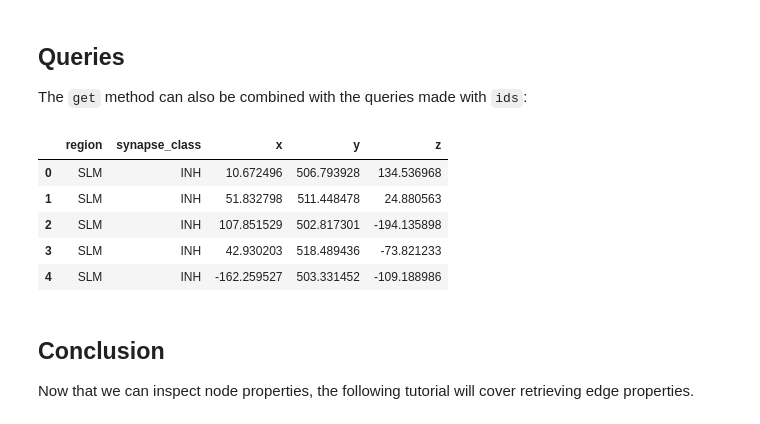
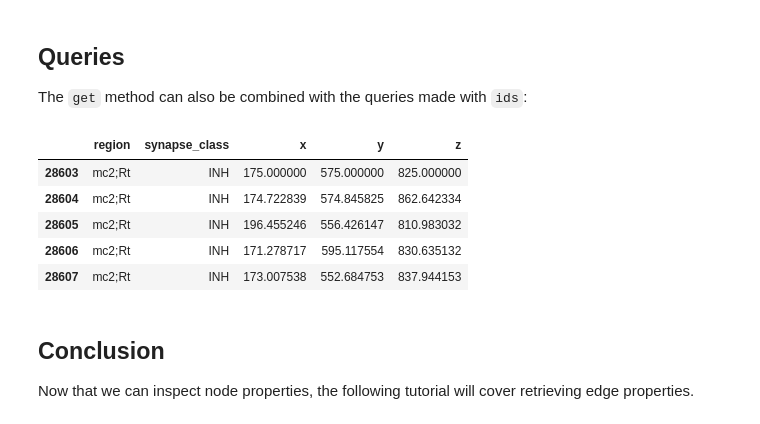
Before and after one commit to BlueBrain/snap, a Jupyter notebook: doc/source/notebooks/03_node_properties.ipynb, the cells around one changed output. Saved outputs shown, nothing was run; the diff lists cells and outputs as text; code cells hidden in the pictures.

```diff
--- a/doc/source/notebooks/03_node_properties.ipynb
+++ b/doc/source/notebooks/03_node_properties.ipynb
@@ -14,9 +14,9 @@ import matplotlib.cm as cm
 import bluepysnap
 
 # load the circuit and store the node population
-circuit_path = "/gpfs/bbp.cscs.ch/project/proj30/hippocampus/single_column/sonata/struct_circuit_config.json"
+circuit_path = "sonata/circuit_sonata.json"
 circuit = bluepysnap.Circuit(circuit_path)
-node_population = circuit.nodes["All"]
+node_population = circuit.nodes["thalamus_neurons"]
 node_population.property_names
 # %% [output]
 {'@dynamics:holding_current',
@@ -213,15 +191,15 @@ array([['SLM_PPA', 'bAC'],
 ## Queries
 The `get` method can also be combined with the queries made with `ids`:
 # %%
-slm_ids = node_population.ids({'region': 'SLM'})
-node_population.get(slm_ids, properties=['region', 'synapse_class', 'x', 'y', 'z']).head()
+Rt_ids = node_population.ids({'region': 'mc2;Rt'})
+node_population.get(Rt_ids, properties=['region', 'synapse_class', 'x', 'y', 'z']).head()
 # %% [output]
 |  | region | synapse_class | x | y | z |
-| 0 | SLM | INH | 10.672496 | 506.793928 | 134.536968 |
-| 1 | SLM | INH | 51.832798 | 511.448478 | 24.880563 |
-| 2 | SLM | INH | 107.851529 | 502.817301 | -194.135898 |
-| 3 | SLM | INH | 42.930203 | 518.489436 | -73.821233 |
-| 4 | SLM | INH | -162.259527 | 503.331452 | -109.188986 |
+| 28603 | mc2;Rt | INH | 175.000000 | 575.000000 | 825.000000 |
+| 28604 | mc2;Rt | INH | 174.722839 | 574.845825 | 862.642334 |
+| 28605 | mc2;Rt | INH | 196.455246 | 556.426147 | 810.983032 |
+| 28606 | mc2;Rt | INH | 171.278717 | 595.117554 | 830.635132 |
+| 28607 | mc2;Rt | INH | 173.007538 | 552.684753 | 837.944153 |
 # %% [markdown]
 ## Conclusion
 Now that we can inspect node properties, the following tutorial will cover retrieving edge properties.
```
Also changed, not shown: parts of 14 cells of this notebook, 3 other files.
